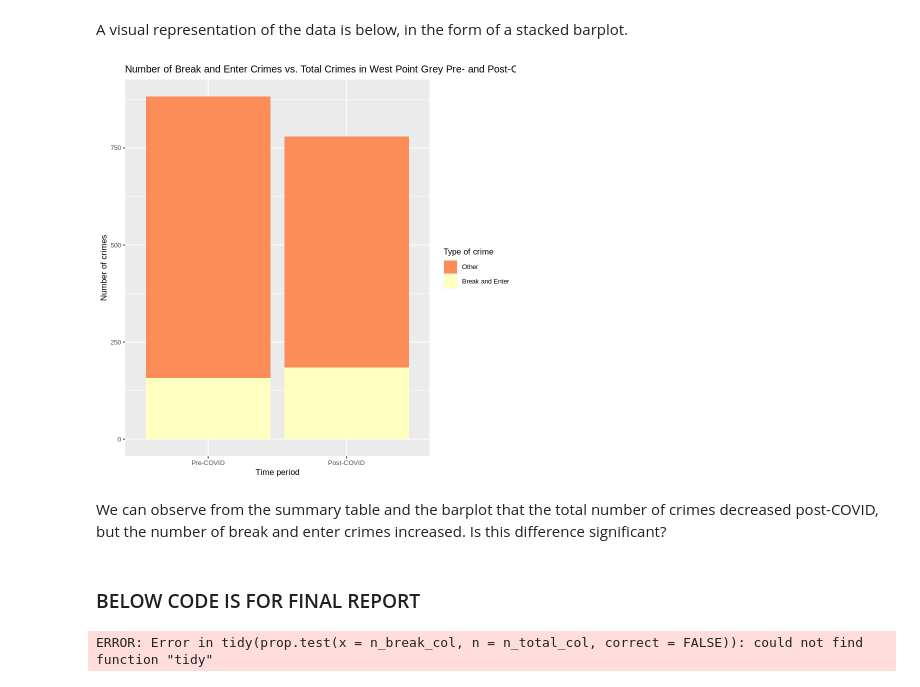
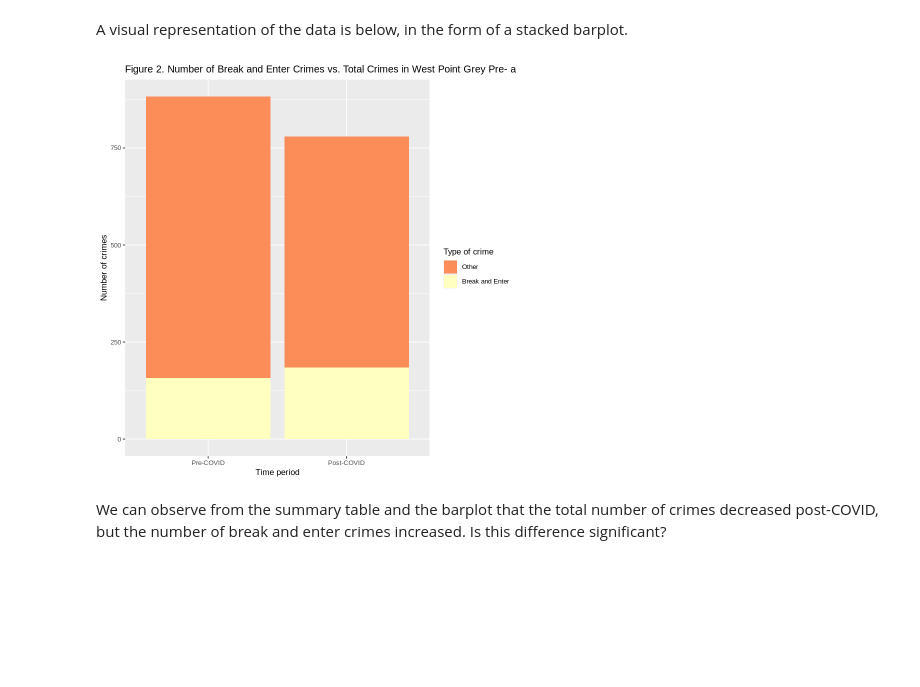
Before and after one commit to willis-cao/stat201-project-group16, a Jupyter notebook: proposal.ipynb, the cells around one changed output. Saved outputs shown, nothing was run; the diff lists cells and outputs as text; code cells hidden in the pictures; blank space fills up the shorter version.

Commit message:
Finalized project proposal and added duplicate file for final report.

```diff
--- a/proposal.ipynb
+++ b/proposal.ipynb
@@ -92,30 +89,19 @@ A visual representation of the data is below, in the form of a stacked barplot.
 # %%
 stacked_barplot <- wpg |>
     mutate(TYPE = case_when(((TYPE != "Break and Enter Commercial") & (TYPE != "Break and Enter Residential/Other")) ~ "Other",
                            ((TYPE == "Break and Enter Commercial") | (TYPE == "Break and Enter Residential/Other")) ~ "Break and Enter")) |>
     ggplot() +
     geom_bar(aes(x = factor(PERIOD, levels = c("pre", "post")), fill = factor(TYPE, levels = c("Other", "Break and Enter")))) +
     scale_x_discrete(labels = c("pre" = "Pre-COVID", "post" = "Post-COVID")) +
-    labs(title = "Number of Break and Enter Crimes vs. Total Crimes in West Point Grey Pre- and Post-COVID",
+    labs(title = "Figure 2. Number of Break and Enter Crimes vs. Total Crimes in West Point Grey Pre- and Post-COVID",
          x = "Time period",
          y = "Number of crimes",
          fill = "Type of crime") +
     theme(text = element_text(size = 10)) +
     scale_fill_brewer(palette = "Spectral")
 
 stacked_barplot
 # %% [output]
-[figure, old version]
+[figure, new version]
 # %% [markdown]
 We can observe from the summary table and the barplot that the total number of crimes decreased post-COVID, but the number of break and enter crimes increased. Is this difference significant?
-# %% [markdown]
-### BELOW CODE IS FOR FINAL REPORT
-# %%
-z_test <- tidy(prop.test(
-    x = n_break_col,
-    n = n_total_col,
-    correct = FALSE
-    ))
-z_test
-# %% [output]
-ERROR: Error in tidy(prop.test(x = n_break_col, n = n_total_col, correct = FALSE)): could not find function "tidy"
```
Also changed, not shown: parts of 10 cells of this notebook, 1 other file.
